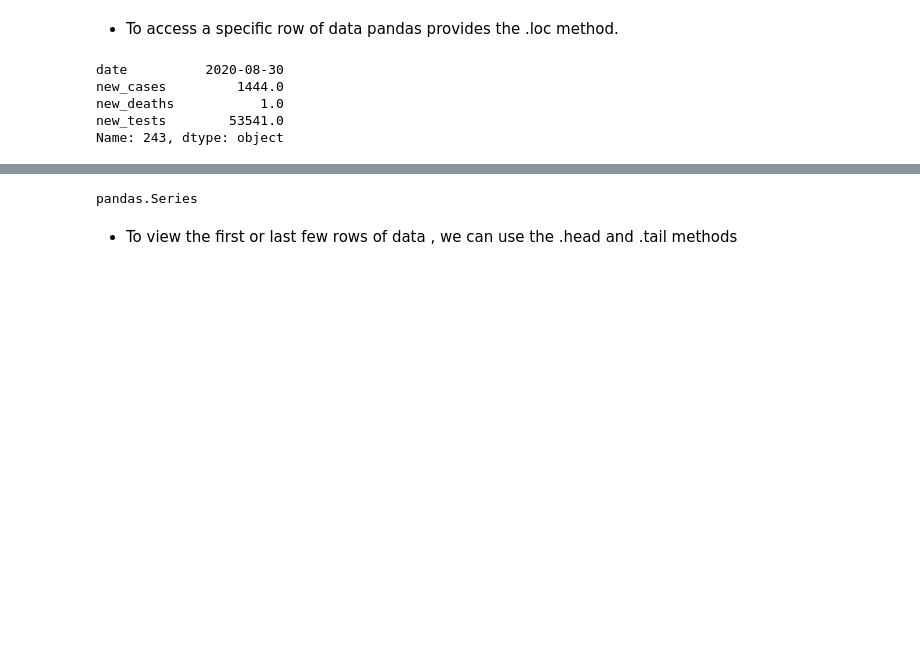
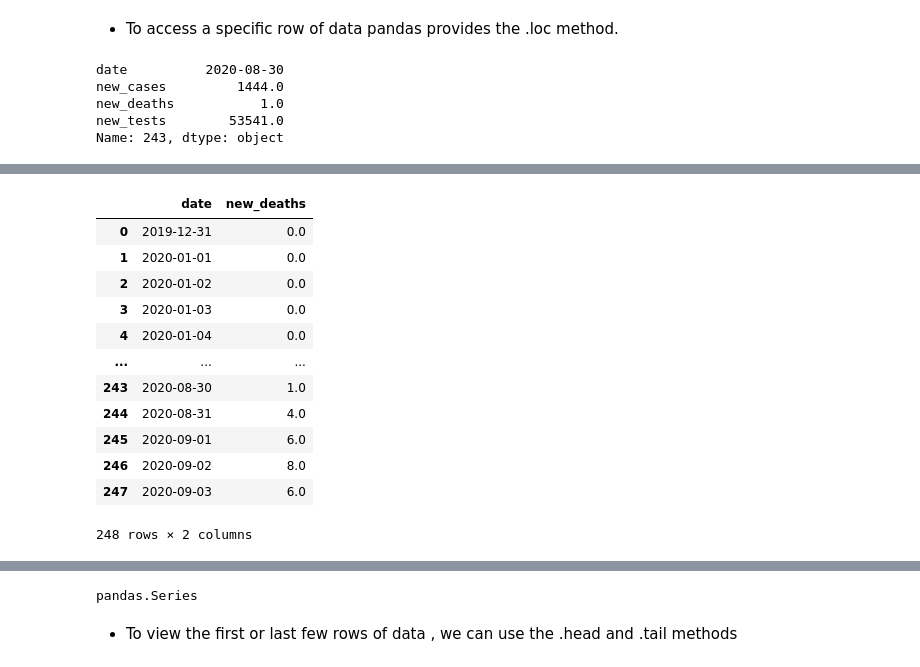
Before and after one commit to vishalpjadhav/Python-Pandas, a Jupyter notebook: Python_pandas.ipynb, the cells around one changed output, grey strips where cells are left out. Drawn from its saved outputs; the diff is of its cells as text; code cells hidden in the pictures; blank space fills up the shorter version.

```diff
--- a/Python_pandas.ipynb
+++ b/Python_pandas.ipynb
@@ -238,0 +303,16 @@ Name: 243, dtype: object
+# %%
+covid_df.iloc[:, [0, 2]]
+# %% [output]
+|  | date | new_deaths |
+| 0 | 2019-12-31 | 0.0 |
+| 1 | 2020-01-01 | 0.0 |
+| 2 | 2020-01-02 | 0.0 |
+| 3 | 2020-01-03 | 0.0 |
+| 4 | 2020-01-04 | 0.0 |
+| ... | ... | ... |
+| 243 | 2020-08-30 | 1.0 |
+| 244 | 2020-08-31 | 4.0 |
+| 245 | 2020-09-01 | 6.0 |
+| 246 | 2020-09-02 | 8.0 |
+| 247 | 2020-09-03 | 6.0 |
+248 rows × 2 columns
```
Also changed, not shown: parts of 10 cells of this notebook.
